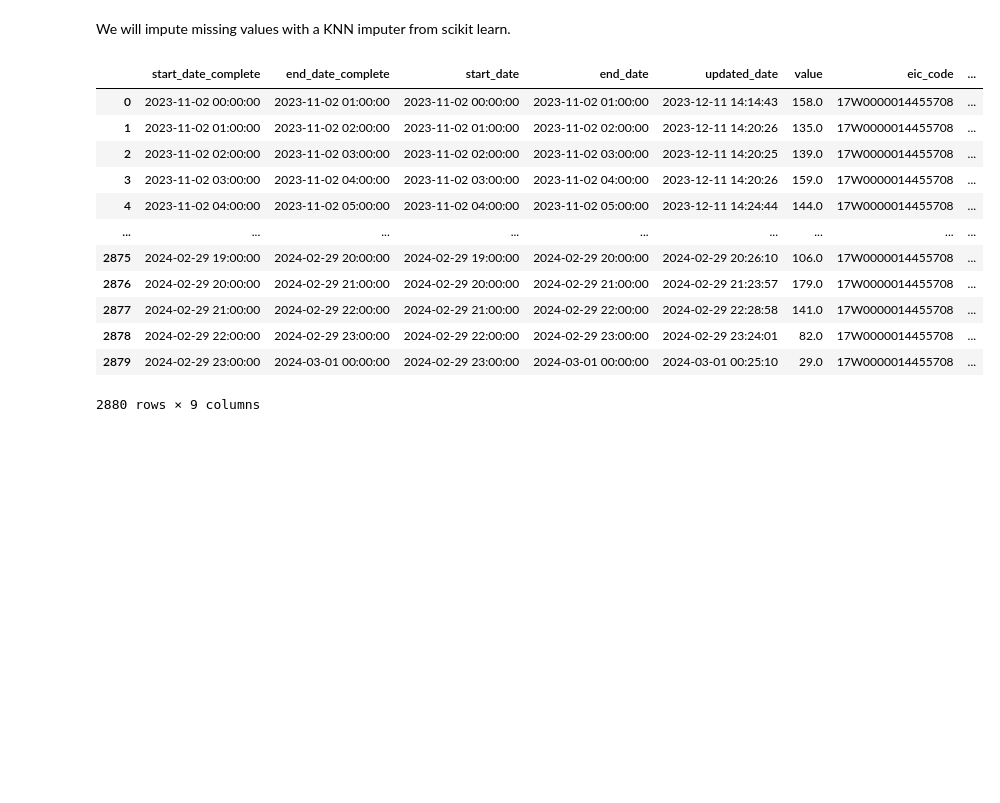
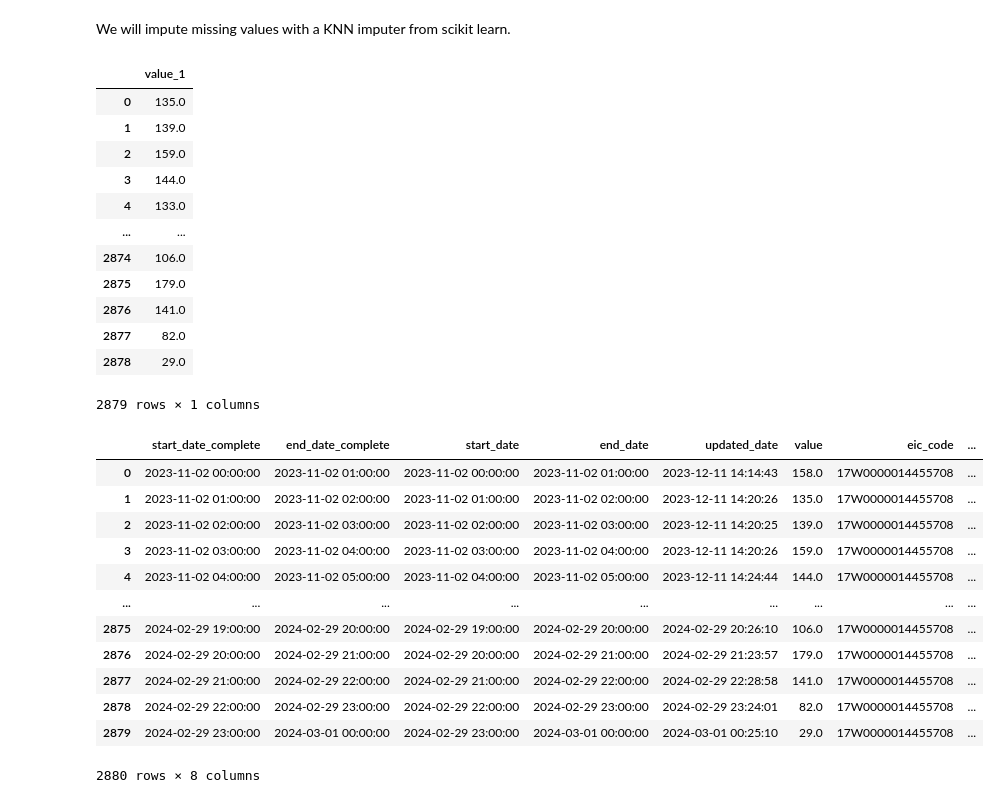
Before and after one commit to DridrM/renewable-energy-forecast, a Jupyter notebook: notebooks/preprocessing_exploration/preprocessing_missing_values.ipynb, the cells around one changed output. Cells and saved outputs as stored; diff of their text form; code cells hidden in the pictures; blank space fills up the shorter version.

```diff
--- a/notebooks/preprocessing_exploration/preprocessing_missing_values.ipynb
+++ b/notebooks/preprocessing_exploration/preprocessing_missing_values.ipynb
@@ -218,22 +220,37 @@ With interpolation in time series, it seems that the simplest is the better, and
 # %% [markdown]
 We will impute missing values with a KNN imputer from scikit learn.
 # %%
-feature_2 = gen_data_dt.iloc[1:, gen_data_dt.columns.get_indexer(["value"])].rename({"value": "value_1"}, axis = 1).reset_index()
+feature_2 = gen_data_dt.iloc[1:, gen_data_dt.columns.get_indexer(["value"])].rename({"value": "value_1"}, axis = 1)
+feature_2.index = gen_data_dt.index[:-1]
+display(feature_2)
 gen_data_dt.join(feature_2)
 # %% [output]
-|  | start_date_complete | end_date_complete | start_date | end_date | updated_date | value | eic_code | ... |
-| 0 | 2023-11-02 00:00:00 | 2023-11-02 01:00:00 | 2023-11-02 00:00:00 | 2023-11-02 01:00:00 | 2023-12-11 14:14:43 | 158.0 | 17W0000014455708 | ... |
-| 1 | 2023-11-02 01:00:00 | 2023-11-02 02:00:00 | 2023-11-02 01:00:00 | 2023-11-02 02:00:00 | 2023-12-11 14:20:26 | 135.0 | 17W0000014455708 | ... |
-| 2 | 2023-11-02 02:00:00 | 2023-11-02 03:00:00 | 2023-11-02 02:00:00 | 2023-11-02 03:00:00 | 2023-12-11 14:20:25 | 139.0 | 17W0000014455708 | ... |
-| 3 | 2023-11-02 03:00:00 | 2023-11-02 04:00:00 | 2023-11-02 03:00:00 | 2023-11-02 04:00:00 | 2023-12-11 14:20:26 | 159.0 | 17W0000014455708 | ... |
-| 4 | 2023-11-02 04:00:00 | 2023-11-02 05:00:00 | 2023-11-02 04:00:00 | 2023-11-02 05:00:00 | 2023-12-11 14:24:44 | 144.0 | 17W0000014455708 | ... |
-| ... | ... | ... | ... | ... | ... | ... | ... | ... |
-| 2875 | 2024-02-29 19:00:00 | 2024-02-29 20:00:00 | 2024-02-29 19:00:00 | 2024-02-29 20:00:00 | 2024-02-29 20:26:10 | 106.0 | 17W0000014455708 | ... |
-| 2876 | 2024-02-29 20:00:00 | 2024-02-29 21:00:00 | 2024-02-29 20:00:00 | 2024-02-29 21:00:00 | 2024-02-29 21:23:57 | 179.0 | 17W0000014455708 | ... |
-| 2877 | 2024-02-29 21:00:00 | 2024-02-29 22:00:00 | 2024-02-29 21:00:00 | 2024-02-29 22:00:00 | 2024-02-29 22:28:58 | 141.0 | 17W0000014455708 | ... |
-| 2878 | 2024-02-29 22:00:00 | 2024-02-29 23:00:00 | 2024-02-29 22:00:00 | 2024-02-29 23:00:00 | 2024-02-29 23:24:01 | 82.0 | 17W0000014455708 | ... |
-| 2879 | 2024-02-29 23:00:00 | 2024-03-01 00:00:00 | 2024-02-29 23:00:00 | 2024-03-01 00:00:00 | 2024-03-01 00:25:10 | 29.0 | 17W0000014455708 | ... |
+|  | value_1 |
+| 0 | 135.0 |
+| 1 | 139.0 |
+| 2 | 159.0 |
+| 3 | 144.0 |
+| 4 | 133.0 |
+| ... | ... |
+| 2874 | 106.0 |
+| 2875 | 179.0 |
+| 2876 | 141.0 |
+| 2877 | 82.0 |
+| 2878 | 29.0 |
-2880 rows × 9 columns
+2879 rows × 1 columns
+|  | start_date_complete | end_date_complete | start_date | end_date | updated_date | value | eic_code | ... |
+| 0 | 2023-11-02 00:00:00 | 2023-11-02 01:00:00 | 2023-11-02 00:00:00 | 2023-11-02 01:00:00 | 2023-12-11 14:14:43 | 158.0 | 17W0000014455708 | ... |
+| 1 | 2023-11-02 01:00:00 | 2023-11-02 02:00:00 | 2023-11-02 01:00:00 | 2023-11-02 02:00:00 | 2023-12-11 14:20:26 | 135.0 | 17W0000014455708 | ... |
+| 2 | 2023-11-02 02:00:00 | 2023-11-02 03:00:00 | 2023-11-02 02:00:00 | 2023-11-02 03:00:00 | 2023-12-11 14:20:25 | 139.0 | 17W0000014455708 | ... |
+| 3 | 2023-11-02 03:00:00 | 2023-11-02 04:00:00 | 2023-11-02 03:00:00 | 2023-11-02 04:00:00 | 2023-12-11 14:20:26 | 159.0 | 17W0000014455708 | ... |
+| 4 | 2023-11-02 04:00:00 | 2023-11-02 05:00:00 | 2023-11-02 04:00:00 | 2023-11-02 05:00:00 | 2023-12-11 14:24:44 | 144.0 | 17W0000014455708 | ... |
+| ... | ... | ... | ... | ... | ... | ... | ... | ... |
+| 2875 | 2024-02-29 19:00:00 | 2024-02-29 20:00:00 | 2024-02-29 19:00:00 | 2024-02-29 20:00:00 | 2024-02-29 20:26:10 | 106.0 | 17W0000014455708 | ... |
+| 2876 | 2024-02-29 20:00:00 | 2024-02-29 21:00:00 | 2024-02-29 20:00:00 | 2024-02-29 21:00:00 | 2024-02-29 21:23:57 | 179.0 | 17W0000014455708 | ... |
+| 2877 | 2024-02-29 21:00:00 | 2024-02-29 22:00:00 | 2024-02-29 21:00:00 | 2024-02-29 22:00:00 | 2024-02-29 22:28:58 | 141.0 | 17W0000014455708 | ... |
+| 2878 | 2024-02-29 22:00:00 | 2024-02-29 23:00:00 | 2024-02-29 22:00:00 | 2024-02-29 23:00:00 | 2024-02-29 23:24:01 | 82.0 | 17W0000014455708 | ... |
+| 2879 | 2024-02-29 23:00:00 | 2024-03-01 00:00:00 | 2024-02-29 23:00:00 | 2024-03-01 00:00:00 | 2024-03-01 00:25:10 | 29.0 | 17W0000014455708 | ... |
+2880 rows × 8 columns
 # %%
 # We first want to create a function that transform a datetime df into a supervised learning df
 def transform_dt_df_into_supervised(gen_df: pd.DataFrame,
```
Also changed, not shown: parts of 3 cells of this notebook.
